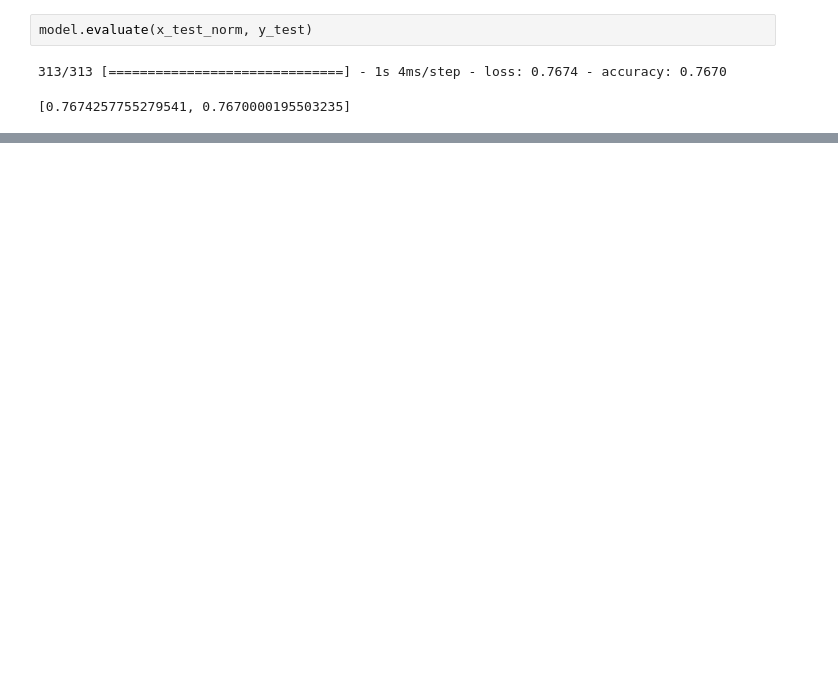
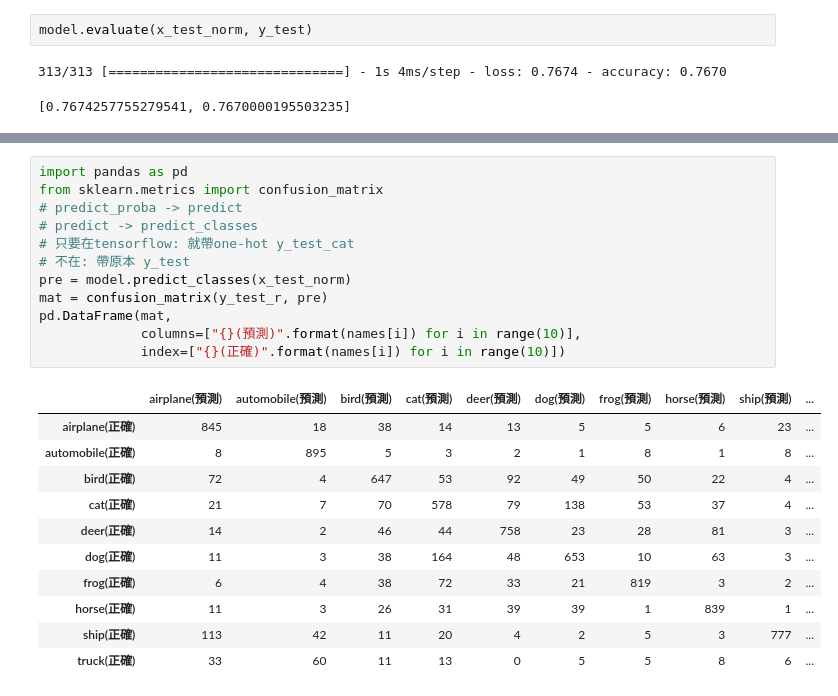
Before and after one commit to Elwing-Chou/ml0602, a Jupyter notebook: cifar10.ipynb, the cells around one changed output, grey strips where cells are left out. Cells and saved outputs as stored; diff of their text form; blank space fills up the shorter version.

```diff
--- a/cifar10.ipynb
+++ b/cifar10.ipynb
@@ -133,0 +125,24 @@ model.evaluate(x_test_norm, y_test)
+# %%
+import pandas as pd
+from sklearn.metrics import confusion_matrix
+# predict_proba -> predict
+# predict -> predict_classes
+# 只要在tensorflow: 就帶one-hot y_test_cat
+# 不在: 帶原本 y_test
+pre = model.predict_classes(x_test_norm)
+mat = confusion_matrix(y_test_r, pre)
+pd.DataFrame(mat,
+             columns=["{}(預測)".format(names[i]) for i in range(10)],
+             index=["{}(正確)".format(names[i]) for i in range(10)])
+# %% [output]
+|  | airplane(預測) | automobile(預測) | bird(預測) | cat(預測) | deer(預測) | dog(預測) | frog(預測) | horse(預測) | ship(預測) | ... |
+| airplane(正確) | 845 | 18 | 38 | 14 | 13 | 5 | 5 | 6 | 23 | ... |
+| automobile(正確) | 8 | 895 | 5 | 3 | 2 | 1 | 8 | 1 | 8 | ... |
+| bird(正確) | 72 | 4 | 647 | 53 | 92 | 49 | 50 | 22 | 4 | ... |
+| cat(正確) | 21 | 7 | 70 | 578 | 79 | 138 | 53 | 37 | 4 | ... |
+| deer(正確) | 14 | 2 | 46 | 44 | 758 | 23 | 28 | 81 | 3 | ... |
+| dog(正確) | 11 | 3 | 38 | 164 | 48 | 653 | 10 | 63 | 3 | ... |
+| frog(正確) | 6 | 4 | 38 | 72 | 33 | 21 | 819 | 3 | 2 | ... |
+| horse(正確) | 11 | 3 | 26 | 31 | 39 | 39 | 1 | 839 | 1 | ... |
+| ship(正確) | 113 | 42 | 11 | 20 | 4 | 2 | 5 | 3 | 777 | ... |
+| truck(正確) | 33 | 60 | 11 | 13 | 0 | 5 | 5 | 8 | 6 | ... |
```
Also changed, not shown: parts of 3 cells of this notebook.
